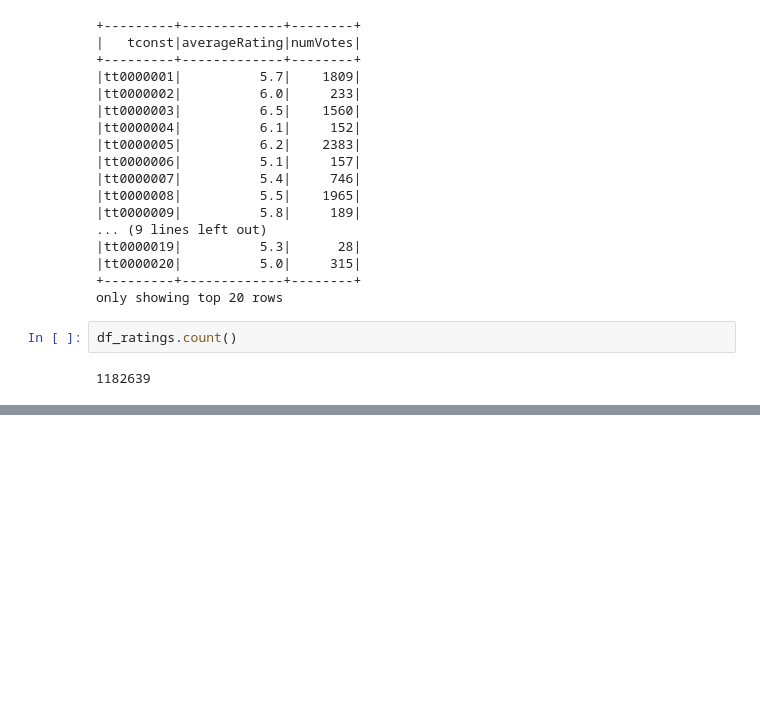
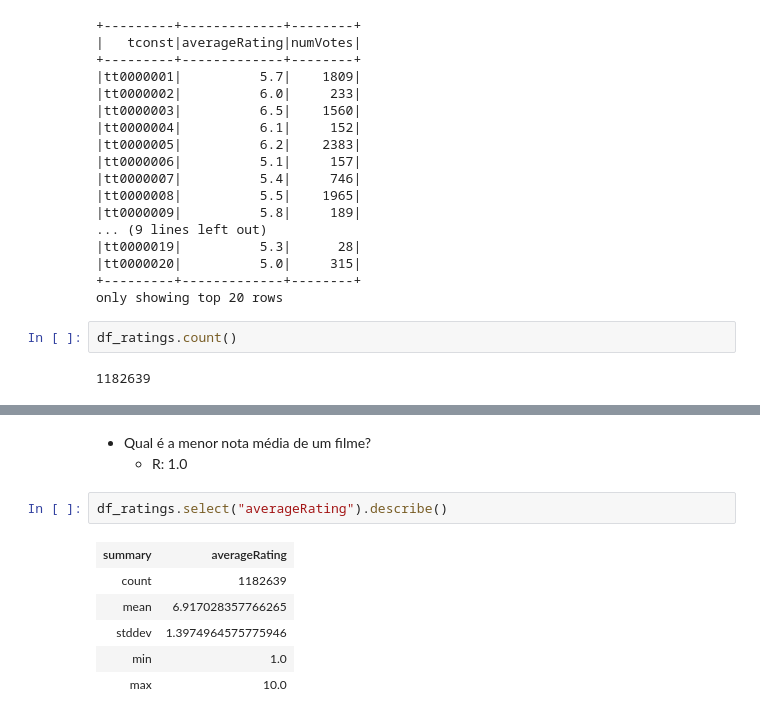
Before and after one commit to eder1985/igti-bootcamp-eng-dados-cloud, a Jupyter notebook: modulo_2/igti_edc_mod2_trabalho_pratico.ipynb, the cells around one changed output, grey strips where cells are left out. Drawn from its saved outputs; the diff is of its cells as text; blank space fills up the shorter version.

```diff
--- a/modulo_2/igti_edc_mod2_trabalho_pratico.ipynb
+++ b/modulo_2/igti_edc_mod2_trabalho_pratico.ipynb
@@ -119,0 +350,12 @@ df_ratings.count()
+# %% [markdown]
+- Qual é a menor nota média de um filme?
+  - R: 1.0
+# %%
+df_ratings.select("averageRating").describe()
+# %% [output]
+| summary | averageRating |
+| count | 1182639 |
+| mean | 6.917028357766265 |
+| stddev | 1.3974964575775946 |
+| min | 1.0 |
+| max | 10.0 |
```
Also changed, not shown: parts of 30 cells of this notebook.
